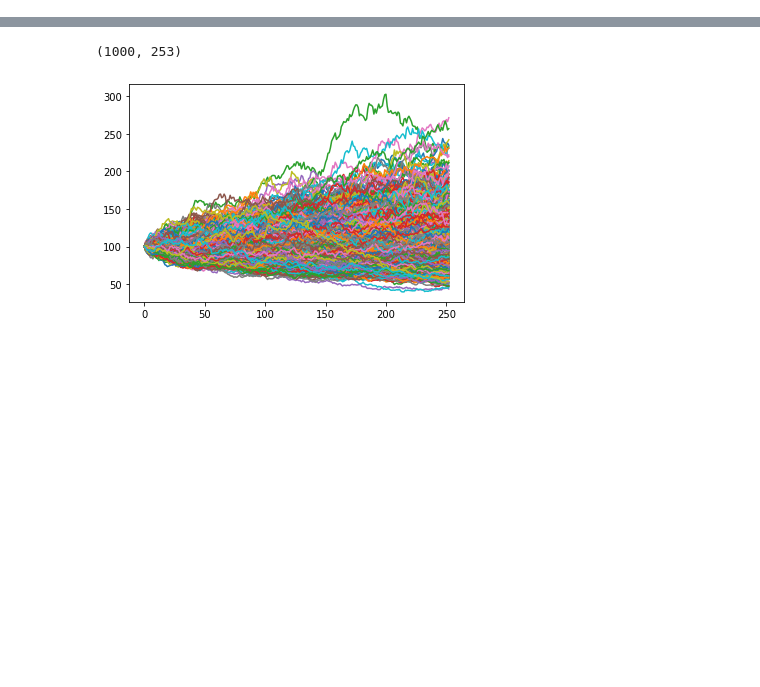
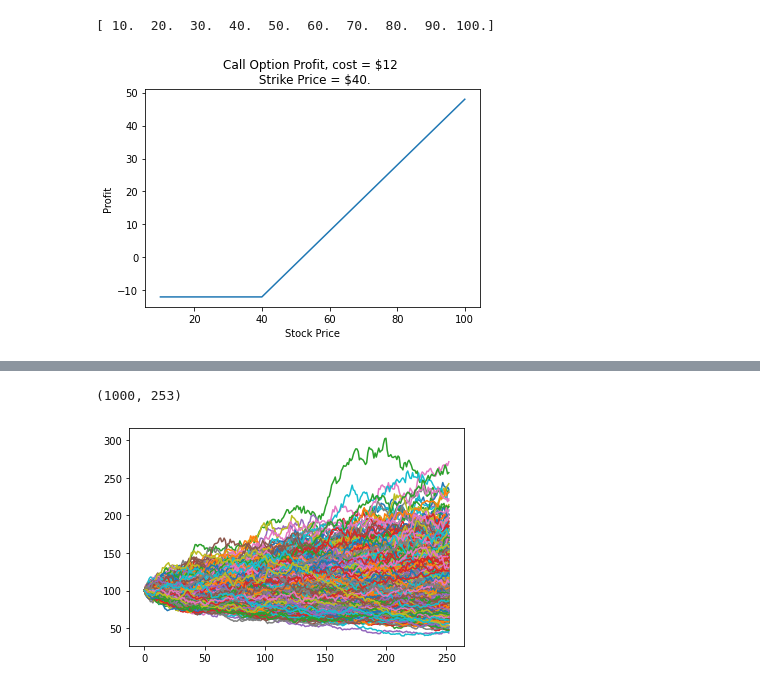
Before and after one commit to vishnuteja1607/Optioins-Pricing, a Jupyter notebook: Call Option Payoff Simulation.ipynb, the cells around one changed output, grey strips where cells are left out. Cells and saved outputs as stored; diff of their text form; code cells hidden in the pictures; blank space fills up the shorter version.

Commit message:
call option

```diff
--- a/Call Option Payoff Simulation.ipynb
+++ b/Call Option Payoff Simulation.ipynb
@@ -4,6 +15,33 @@ We are going to calculate the call option price using **Monte Carlo Simulation**
 import numpy as np
 import matplotlib.pyplot as plt
 from scipy.stats import norm
+# %%
+def call_example(K):
+
+    #demonstration of a call option
+    cp = 12 #call price
+    x = np.linspace(10,100,num=10,endpoint=True) #stock price
+    payoff = []
+
+    for i in x:
+        profit = i - K
+        if(profit < 0):
+            payoff.append(-cp)
+        else:
+            payoff.append(profit-cp)
+
+    plt.xlabel("Stock Price")
+    plt.ylabel("Profit")
+    plt.title(f"Call Option Profit, cost = ${cp} \n Strike Price = ${K}.")
+    plt.plot(x,payoff)
+    plt.show()
+# %%
+x = np.linspace(10,100,num=10,endpoint=True)
+print(x)
+call_example(40)
+# %% [output]
+[ 10.  20.  30.  40.  50.  60.  70.  80.  90. 100.]
+[figure, added]
 # %%
 def call_price_sim(S0,K,mu,sigma,T,nsims,steps):
 
```
Also changed, not shown: parts of 2 cells of this notebook.
